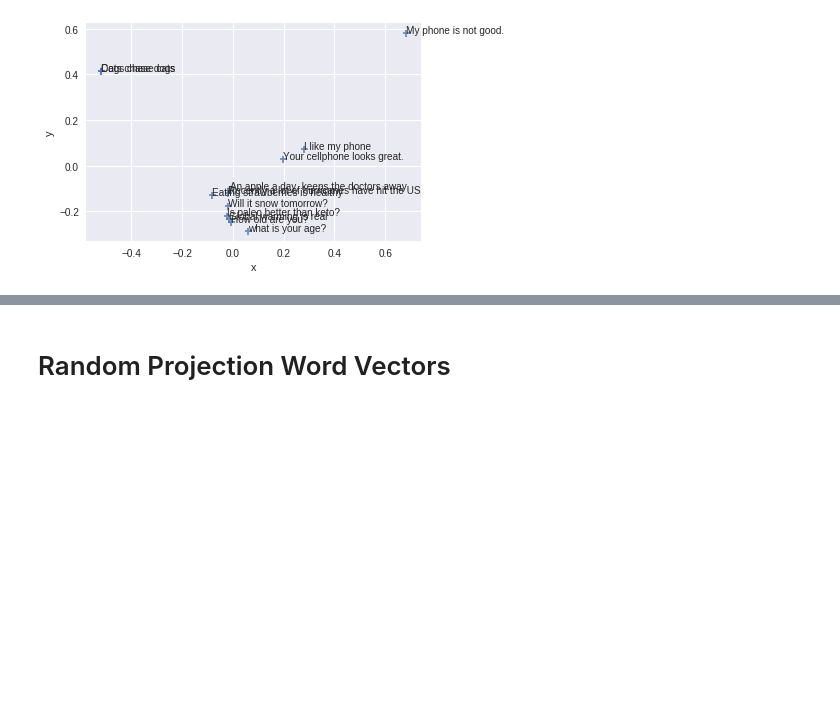
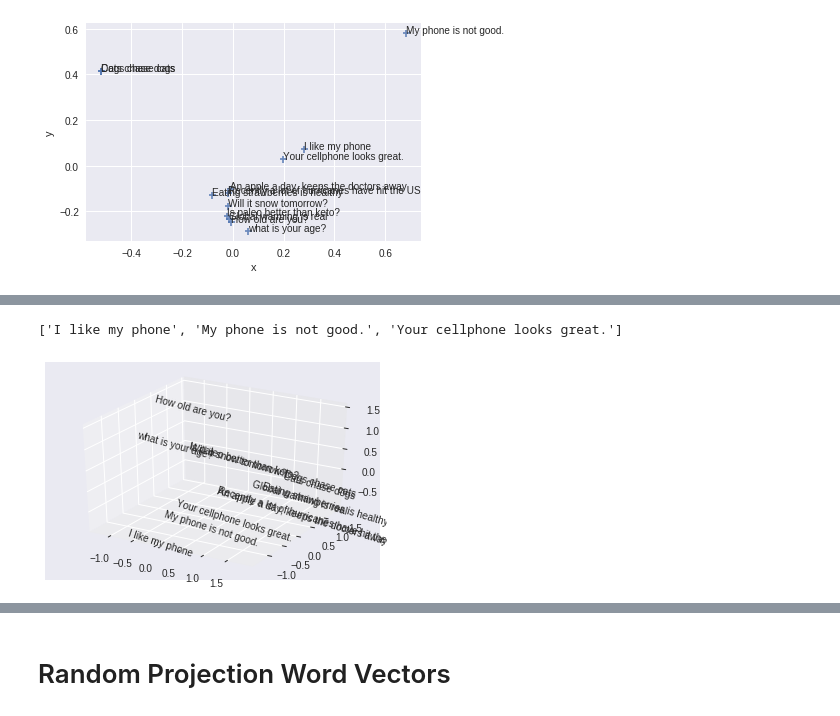
Before and after one commit to mohammedterry/NLP_for_ML, a Jupyter notebook: Sentence_Embeddings.ipynb, the cells around one changed output, grey strips where cells are left out. Cells and saved outputs as stored; diff of their text form; code cells hidden in the pictures; blank space fills up the shorter version.

```diff
--- a/Sentence_Embeddings.ipynb
+++ b/Sentence_Embeddings.ipynb
@@ -501,0 +530,19 @@ plot_sentences(example_sentences, w_mean_numberbatch_vectors)
+# %%
+from flair.embeddings import FlairEmbeddings, StackedEmbeddings, Sentence
+stacked_embeddings = StackedEmbeddings([FlairEmbeddings('news-forward'), FlairEmbeddings('news-backward')])
+
+def convert_to_flair(sentence):
+  s = Sentence(sentence)
+  stacked_embeddings.embed(s)
+  return [token.embedding.detach().numpy() for token in s]
+# %%
+mean_flair_vectors = [mean_vectors(convert_to_flair(sentence)) for sentence in example_sentences]
+w_mean_flair_vectors = [mean_vectors(convert_to_flair(sentence), tfidf_weights([token for token in tokenize(sentence)], tfs)) for sentence in example_sentences]
+# %%
+most_similar(mean_vectors(convert_to_flair(test_sentence)), mean_flair_vectors)
+# %% [output]
+['I like my phone', 'My phone is not good.', 'Your cellphone looks great.']
+# %%
+plot3D_sentences(example_sentences, mean_flair_vectors)
+# %% [output]
+[figure, added]
```
Also changed, not shown: parts of 43 cells of this notebook.
